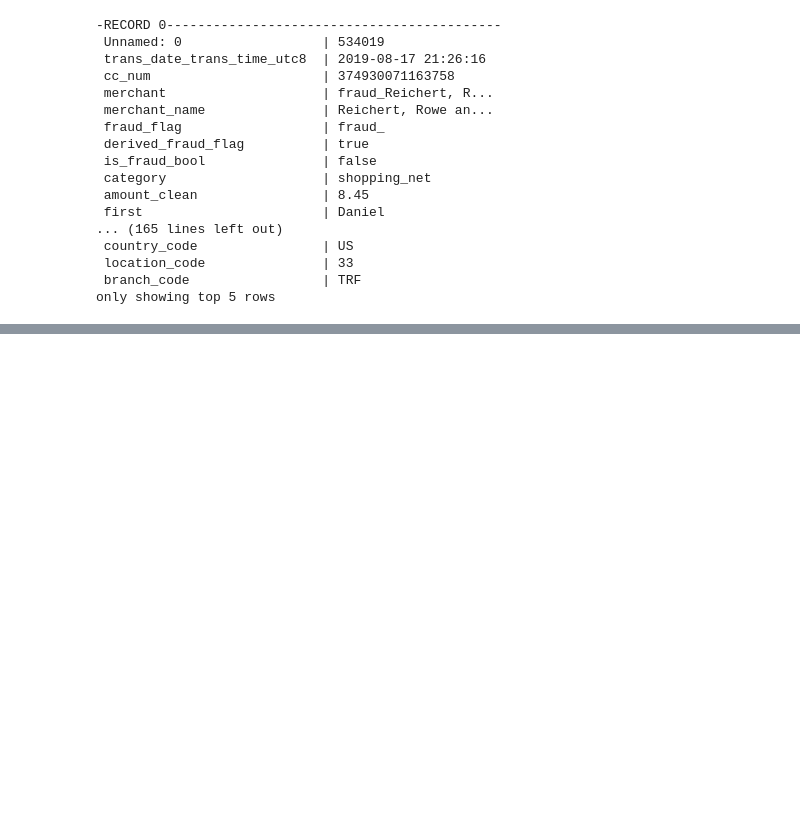
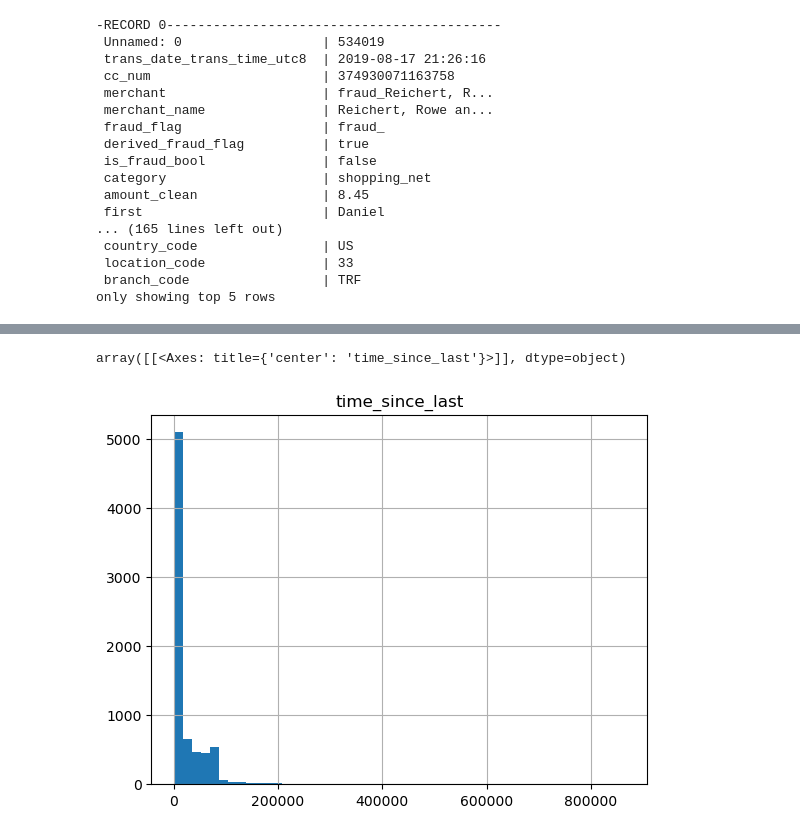
Before and after one commit to ainurafifah00/PySpark_cleaning_and_visualization, a Jupyter notebook: Data Cleaning & Visualization using PySpark.ipynb, the cells around one changed output, grey strips where cells are left out. Saved outputs shown, nothing was run; the diff lists cells and outputs as text; code cells hidden in the pictures; blank space fills up the shorter version.

```diff
--- a/Data Cleaning & Visualization using PySpark.ipynb
+++ b/Data Cleaning & Visualization using PySpark.ipynb
@@ -503,0 +504,21 @@ m
+# %%
+from pyspark.sql.window import Window
+from pyspark.sql.functions import unix_timestamp, lag, col
+
+window = Window.partitionBy("cc_num").orderBy("trans_date_trans_time_utc8")
+
+time_since_fraud = (
+    df.withColumn(
+        "time_since_last",
+        unix_timestamp(col("trans_date_trans_time_utc8")) -
+        unix_timestamp(lag("trans_date_trans_time_utc8").over(window))
+    )
+    .filter(col("is_fraud_bool"))
+    .select("time_since_last")
+    .toPandas()
+)
+
+time_since_fraud.hist(bins=50)
+# %% [output]
+array([[<Axes: title={'center': 'time_since_last'}>]], dtype=object)
+[figure, added]
```
Also changed, not shown: parts of 12 cells of this notebook.
